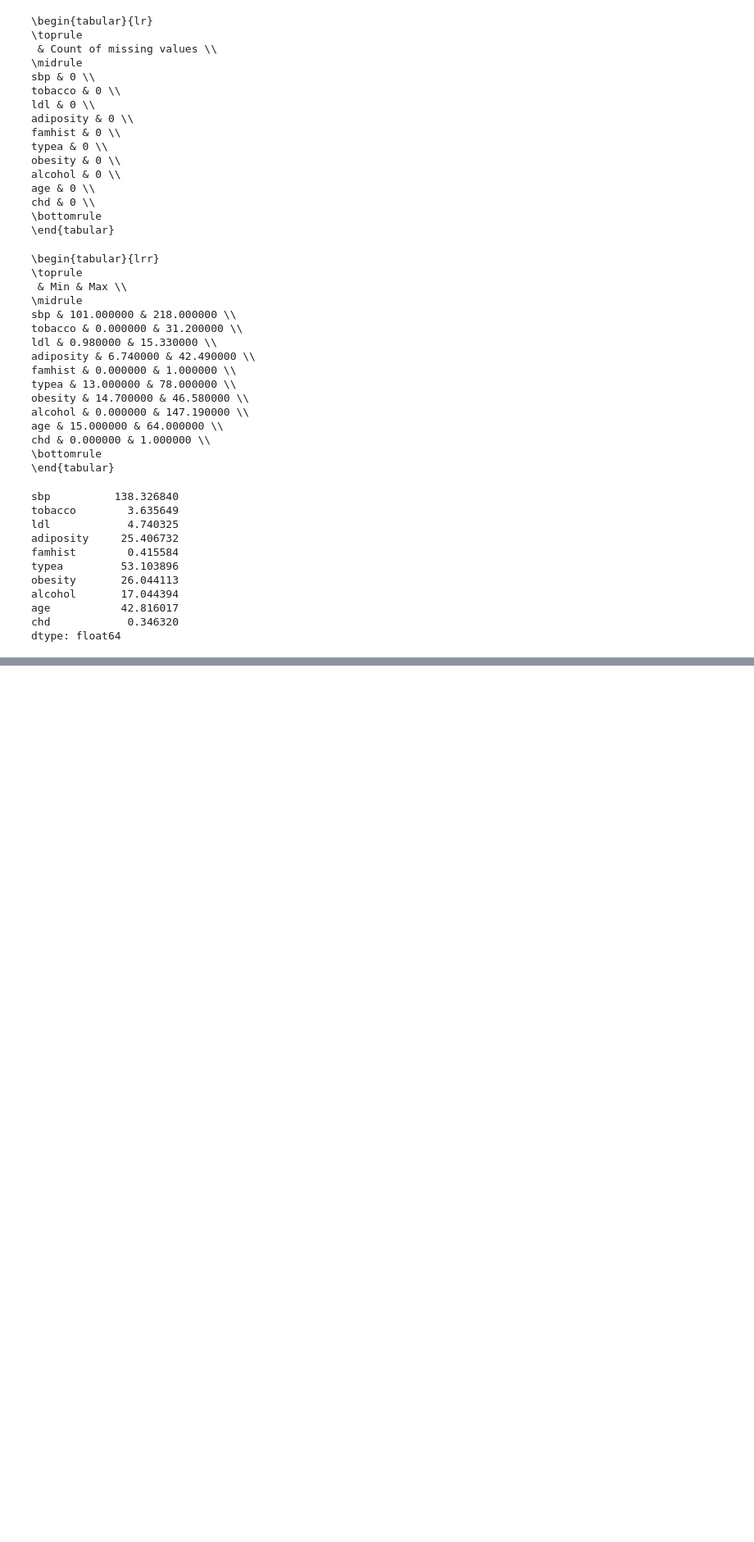
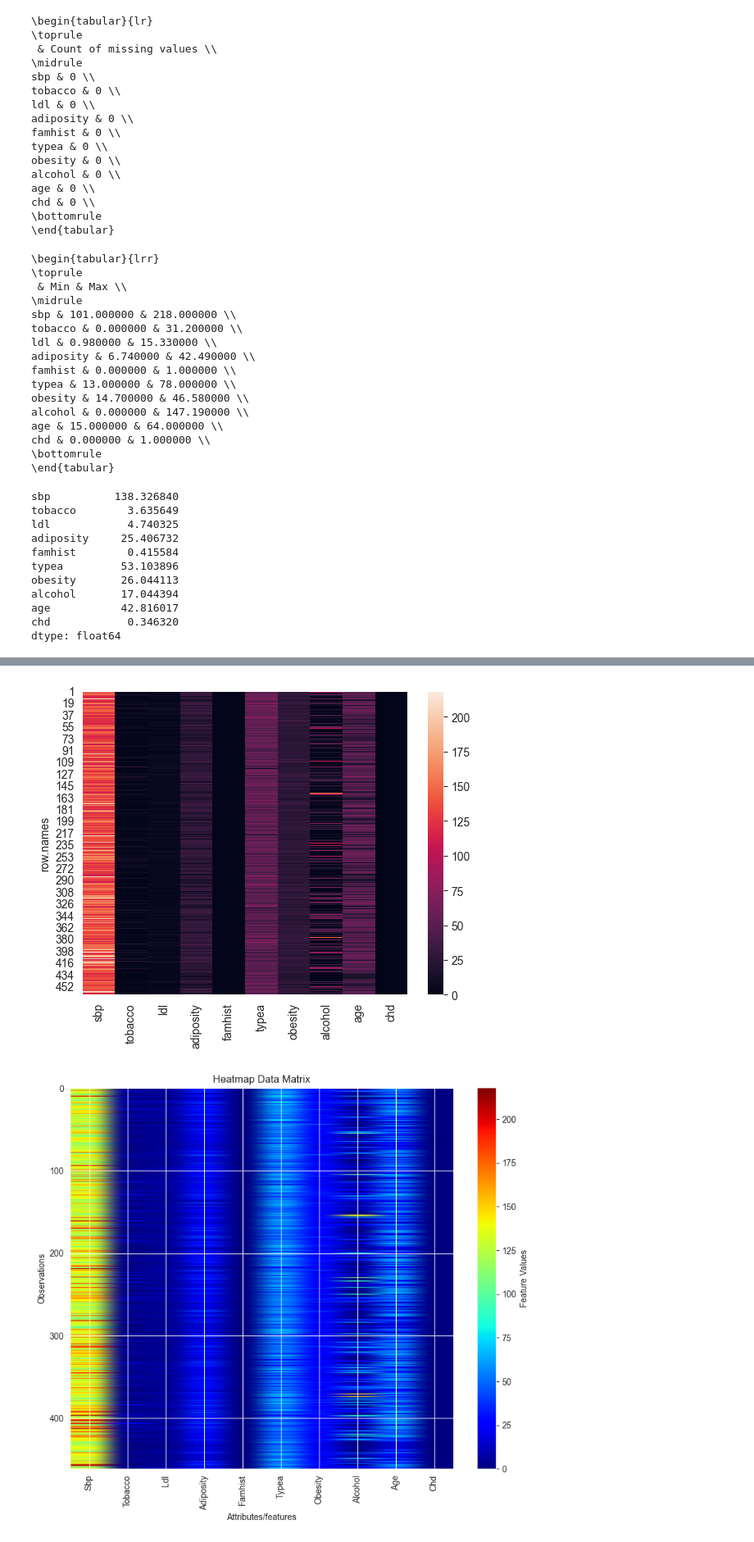
Before and after one commit to KostyalBalint/Intro-to-MI-Project_1, a Jupyter notebook: check_data.ipynb, the cells around one changed output, grey strips where cells are left out. Shown at 82% size. Saved outputs shown, nothing was run; the diff lists cells and outputs as text; code cells hidden in the pictures; blank space fills up the shorter version.

```diff
--- a/check_data.ipynb
+++ b/check_data.ipynb
@@ -76,0 +119,19 @@ plt.show()
+# %%
+import seaborn as sns
+sns.heatmap(df)
+
+attribute_names = list(map(lambda x: x.capitalize(), df.columns.tolist()))
+
+fig = plt.figure(figsize=(10, 8))
+plt.imshow(X, aspect='auto', cmap='jet')
+plt.colorbar(label='Feature Values')
+plt.title('Heatmap Data Matrix')
+
+plt.xticks(ticks=np.arange(len(attribute_names)), labels=attribute_names, rotation="vertical")
+#plt.xticks(ticks=np.arange(len(attribute_names)), labels=wine_id_type, fontsize=4)
+plt.xlabel('Attributes/features')
+plt.ylabel('Observations')
+plt.show()
+# %% [output]
+[figure, added]
+[figure, added]
```
Also changed, not shown: parts of 9 cells of this notebook.
